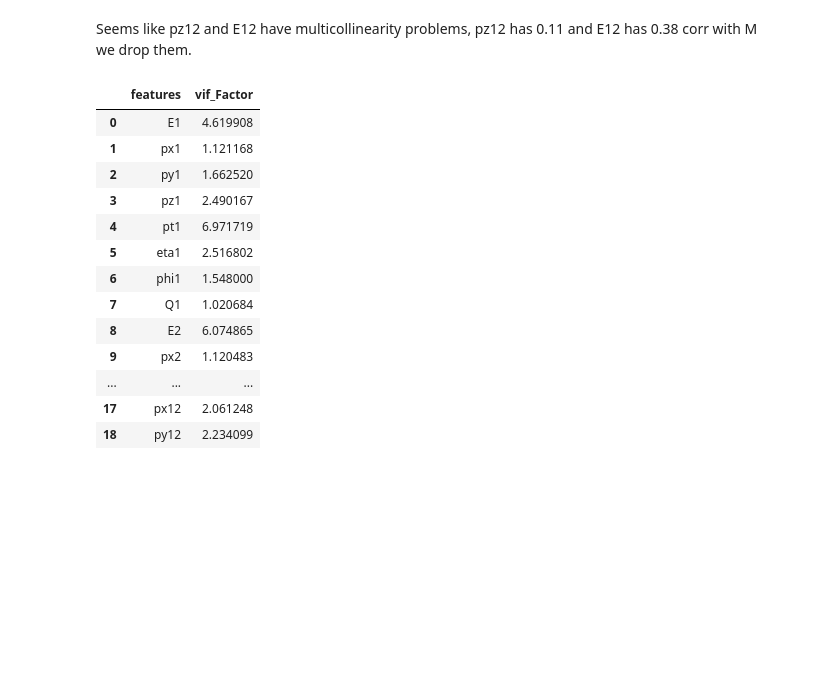
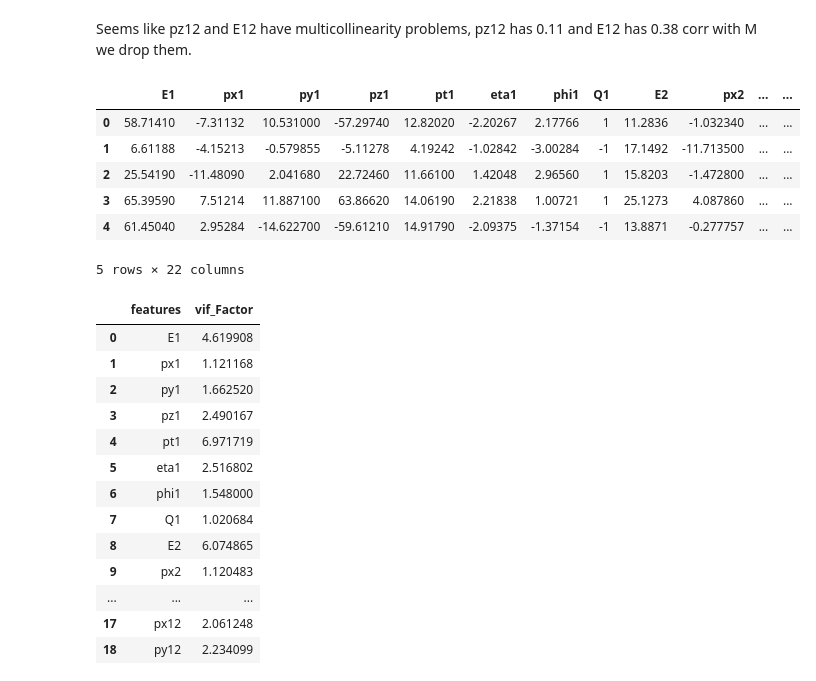
Before and after one commit to DeusLicht/DiElectron_Mass, a Jupyter notebook: mass_predict_pca.ipynb, the cells around one changed output. Saved outputs shown, nothing was run; the diff lists cells and outputs as text; code cells hidden in the pictures; blank space fills up the shorter version.

```diff
--- a/mass_predict_pca.ipynb
+++ b/mass_predict_pca.ipynb
@@ -350,6 +350,16 @@ vif
 Seems like pz12 and E12 have multicollinearity problems, pz12 has 0.11 and E12 has 0.38 corr with M we drop them.
 # %%
 Dataset = Dataset.drop(['E12', 'pz12'], axis=1)
+# %%
+Dataset.head()
+# %% [output]
+|  | E1 | px1 | py1 | pz1 | pt1 | eta1 | phi1 | Q1 | E2 | px2 | ... | ... |
+| 0 | 58.71410 | -7.31132 | 10.531000 | -57.29740 | 12.82020 | -2.20267 | 2.17766 | 1 | 11.2836 | -1.032340 | ... | ... |
+| 1 | 6.61188 | -4.15213 | -0.579855 | -5.11278 | 4.19242 | -1.02842 | -3.00284 | -1 | 17.1492 | -11.713500 | ... | ... |
+| 2 | 25.54190 | -11.48090 | 2.041680 | 22.72460 | 11.66100 | 1.42048 | 2.96560 | 1 | 15.8203 | -1.472800 | ... | ... |
+| 3 | 65.39590 | 7.51214 | 11.887100 | 63.86620 | 14.06190 | 2.21838 | 1.00721 | 1 | 25.1273 | 4.087860 | ... | ... |
+| 4 | 61.45040 | 2.95284 | -14.622700 | -59.61210 | 14.91790 | -2.09375 | -1.37154 | -1 | 13.8871 | -0.277757 | ... | ... |
+5 rows × 22 columns
 # %%
 from statsmodels.stats.outliers_influence import variance_inflation_factor
 vif = pd.DataFrame()
```
Also changed, not shown: parts of 21 cells of this notebook, 3 other files.
